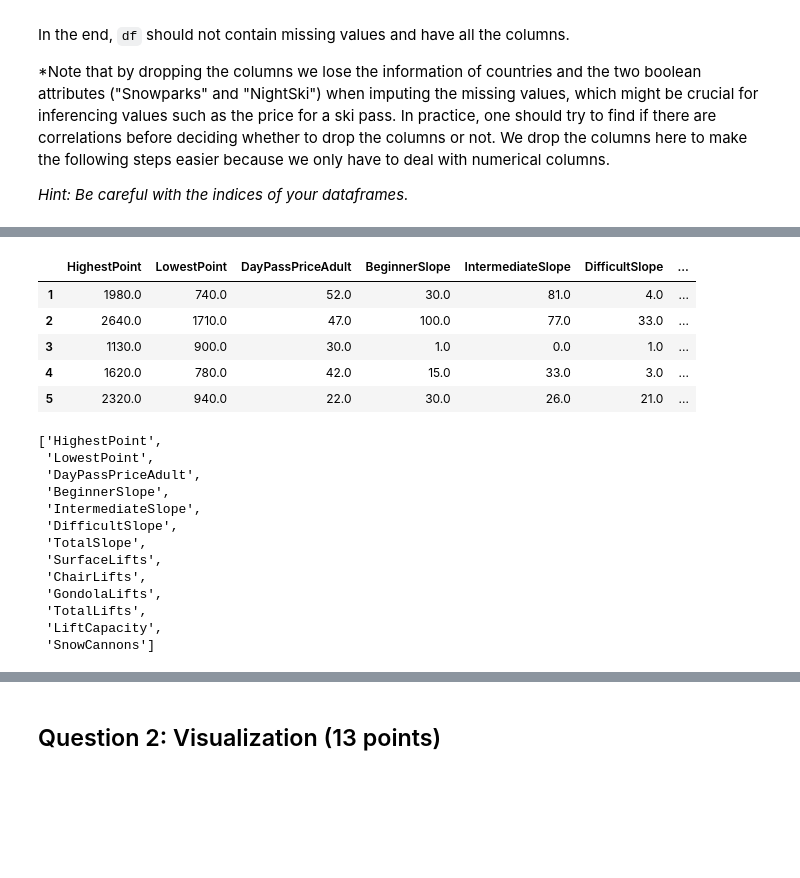
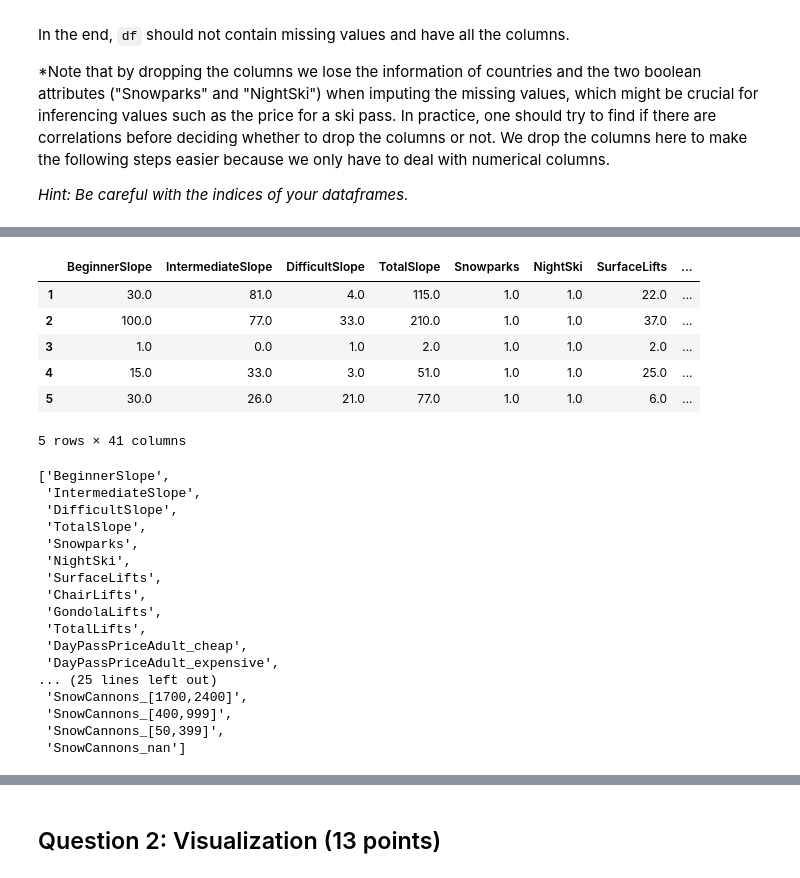
Before and after one commit to drtghosh/intro-to-data-science-assignment, a Jupyter notebook: assignment2.ipynb, the cells around one changed output, grey strips where cells are left out. Cells and saved outputs as stored; diff of their text form; code cells hidden in the pictures; blank space fills up the shorter version.

```diff
--- a/assignment2.ipynb
+++ b/assignment2.ipynb
@@ -313,0 +354,3 @@ Lastly, print the top five rows of the resulting dataframe.
+# %%
+# We will use a copy of the df in the following because we will transform the coloumns
+df_imp = df_cat.copy()
@@ -314,4 +379,10 @@ Lastly, print the top five rows of the resulting dataframe.
 # %%
 # your code for 2. Transform the columns "Snowparks" and "NightSki" in `df` into boolean data type, where "Yes" should be `True` and "No" should be `False`
+
+df_imp.Snowparks = (pd.Series(np.where(df_imp.Snowparks.values == 'Yes', bool(['True']), bool(['False'])),
+          df_imp.index))
+
+df_imp.NightSki = (pd.Series(np.where(df_imp.NightSki.values == 'Yes', bool(['True']), bool(['False'])),
+          df_imp.index))
 # %%
 # use df.dtypes to check if you correctly transform the data
@@ -327,2 +421,25 @@ Motivate your approach and apply it to `df`.
 # %%
 # your code
+
+if df_imp['SurfaceLifts'].isna().sum()>0:
+        # count_int+=1
+        # print(col)
+        res_SL = [i for i, val in enumerate(df_imp['SurfaceLifts'].isna().tolist()) if val]
+        print('SurfaceLifts', str(res_SL))
+
+# SurfaceLifts = TotalLifts - (GondolaLifts + ChairLifts)
+for row in res_SL:
+        df_imp['SurfaceLifts'][row] = df_imp['TotalLifts'][row]-(df_imp['GondolaLifts'][row]+df_imp['ChairLifts'][row])
+        print(df_imp['SurfaceLifts'][row])
+
+# impute GondolaLifts
+if df_imp['GondolaLifts'].isna().sum()>0:
+        # count_int+=1
+        # print(col)
+        res_GL = [i for i, val in enumerate(df_imp['GondolaLifts'].isna().tolist()) if val]
+        print('GondolaLifts', str(res_GL))
+
+# GondolaLifts = TotalLifts - (SurfaceLifts + ChairLifts)
+for row in res_GL:
+        df_imp['GondolaLifts'][row] = df_imp['TotalLifts'][row]-(df_imp['SurfaceLifts'][row]+df_imp['ChairLifts'][row])
+        print(df_imp['GondolaLifts'][row])
@@ -344,6 +486,6 @@ We drop the columns here to make the following steps easier because we only have
 *Hint: Be careful with the indices of your dataframes.*
 # %%
 # your code for step 1 & 2
-df_tmp = df.copy()._get_numeric_data()
+df_tmp = df_imp.copy()._get_numeric_data()
 df_tmp.head()
 # %% [output]
@@ -382,29 +527,34 @@ df_imp_scaled.head()
 # %%
 # your code for step 5
-df_imp = pd.DataFrame(scaler.inverse_transform(df_imp_scaled), columns=df_imp_scaled.columns, index=df_imp_scaled.index)
-df_imp.head()
+df_imputed = pd.DataFrame(scaler.inverse_transform(df_imp_scaled), columns=df_imp_scaled.columns, index=df_imp_scaled.index)
+df_imputed.head()
 # %% [output]
-|  | HighestPoint | LowestPoint | DayPassPriceAdult | BeginnerSlope | IntermediateSlope | DifficultSlope | ... |
-| 1 | 1980.0 | 740.0 | 52.0 | 30.0 | 81.0 | 4.0 | ... |
-| 2 | 2640.0 | 1710.0 | 47.0 | 100.0 | 77.0 | 33.0 | ... |
-| 3 | 1130.0 | 900.0 | 30.0 | 1.0 | 0.0 | 1.0 | ... |
-| 4 | 1620.0 | 780.0 | 42.0 | 15.0 | 33.0 | 3.0 | ... |
-| 5 | 2320.0 | 940.0 | 22.0 | 30.0 | 26.0 | 21.0 | ... |
+|  | BeginnerSlope | IntermediateSlope | DifficultSlope | TotalSlope | Snowparks | NightSki | SurfaceLifts | ... |
+| 1 | 30.0 | 81.0 | 4.0 | 115.0 | 1.0 | 1.0 | 22.0 | ... |
+| 2 | 100.0 | 77.0 | 33.0 | 210.0 | 1.0 | 1.0 | 37.0 | ... |
+| 3 | 1.0 | 0.0 | 1.0 | 2.0 | 1.0 | 1.0 | 2.0 | ... |
+| 4 | 15.0 | 33.0 | 3.0 | 51.0 | 1.0 | 1.0 | 25.0 | ... |
+| 5 | 30.0 | 26.0 | 21.0 | 77.0 | 1.0 | 1.0 | 6.0 | ... |
+5 rows × 41 columns
 # %%
-df_imp.columns.tolist()
+df_imputed.columns.tolist()
 # %% [output]
-['HighestPoint',
- 'LowestPoint',
- 'DayPassPriceAdult',
- 'BeginnerSlope',
+['BeginnerSlope',
  'IntermediateSlope',
  'DifficultSlope',
  'TotalSlope',
+ 'Snowparks',
+ 'NightSki',
  'SurfaceLifts',
  'ChairLifts',
  'GondolaLifts',
  'TotalLifts',
- 'LiftCapacity',
- 'SnowCannons']
+ 'DayPassPriceAdult_cheap',
+ 'DayPassPriceAdult_expensive',
+... (25 lines left out)
+ 'SnowCannons_[1700,2400]',
+ 'SnowCannons_[400,999]',
+ 'SnowCannons_[50,399]',
+ 'SnowCannons_nan']
 # %%
 # your code for step 6
```
Also changed, not shown: parts of 20 cells of this notebook.
